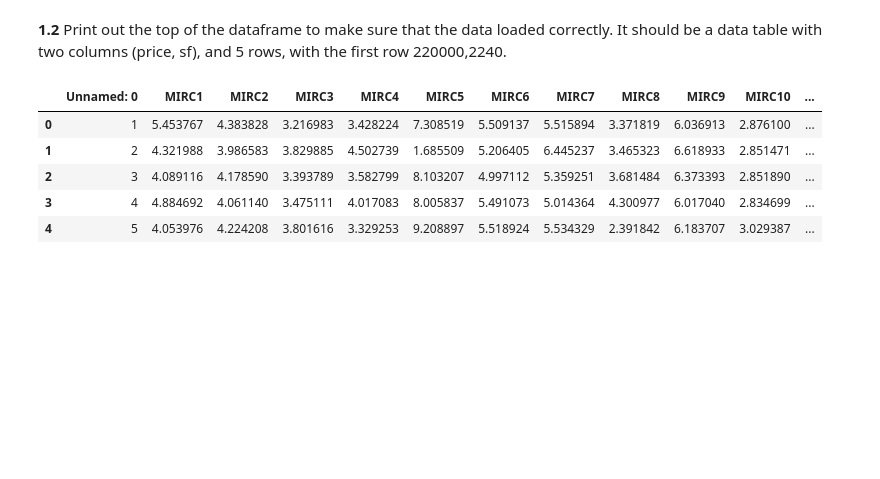
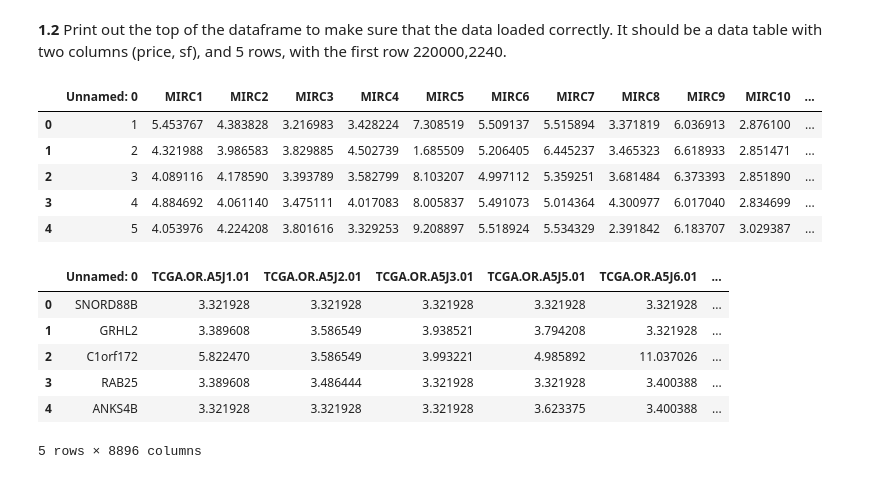
Before and after one commit to jrg94/CSE5522, a Jupyter notebook: lab1.ipynb, the cells around one changed output. Cells and saved outputs as stored; diff of their text form; code cells hidden in the pictures; blank space fills up the shorter version.

```diff
--- a/lab1.ipynb
+++ b/lab1.ipynb
@@ -24,3 +28,13 @@ micro_ran_dataframe.head()
 | 2 | 3 | 4.089116 | 4.178590 | 3.393789 | 3.582799 | 8.103207 | 4.997112 | 5.359251 | 3.681484 | 6.373393 | 2.851890 | ... |
 | 3 | 4 | 4.884692 | 4.061140 | 3.475111 | 4.017083 | 8.005837 | 5.491073 | 5.014364 | 4.300977 | 6.017040 | 2.834699 | ... |
 | 4 | 5 | 4.053976 | 4.224208 | 3.801616 | 3.329253 | 9.208897 | 5.518924 | 5.534329 | 2.391842 | 6.183707 | 3.029387 | ... |
+# %%
+micro_rna_well_dataframe.head()
+# %% [output]
+|  | Unnamed: 0 | TCGA.OR.A5J1.01 | TCGA.OR.A5J2.01 | TCGA.OR.A5J3.01 | TCGA.OR.A5J5.01 | TCGA.OR.A5J6.01 | ... |
+| 0 | SNORD88B | 3.321928 | 3.321928 | 3.321928 | 3.321928 | 3.321928 | ... |
+| 1 | GRHL2 | 3.389608 | 3.586549 | 3.938521 | 3.794208 | 3.321928 | ... |
+| 2 | C1orf172 | 5.822470 | 3.586549 | 3.993221 | 4.985892 | 11.037026 | ... |
+| 3 | RAB25 | 3.389608 | 3.486444 | 3.321928 | 3.321928 | 3.400388 | ... |
+| 4 | ANKS4B | 3.321928 | 3.321928 | 3.321928 | 3.623375 | 3.400388 | ... |
+5 rows × 8896 columns
```
Also changed, not shown: parts of 4 cells of this notebook.
